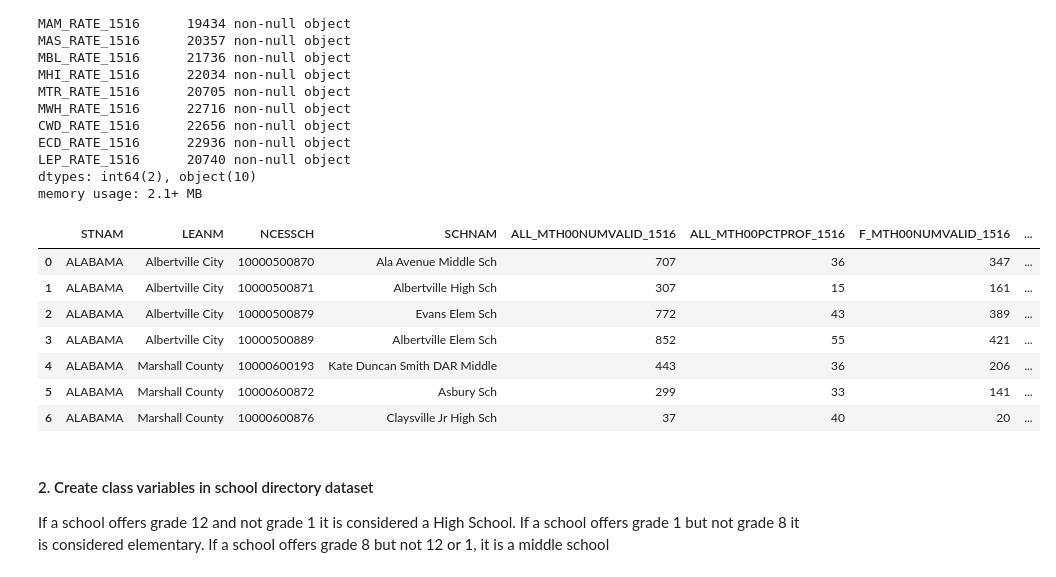
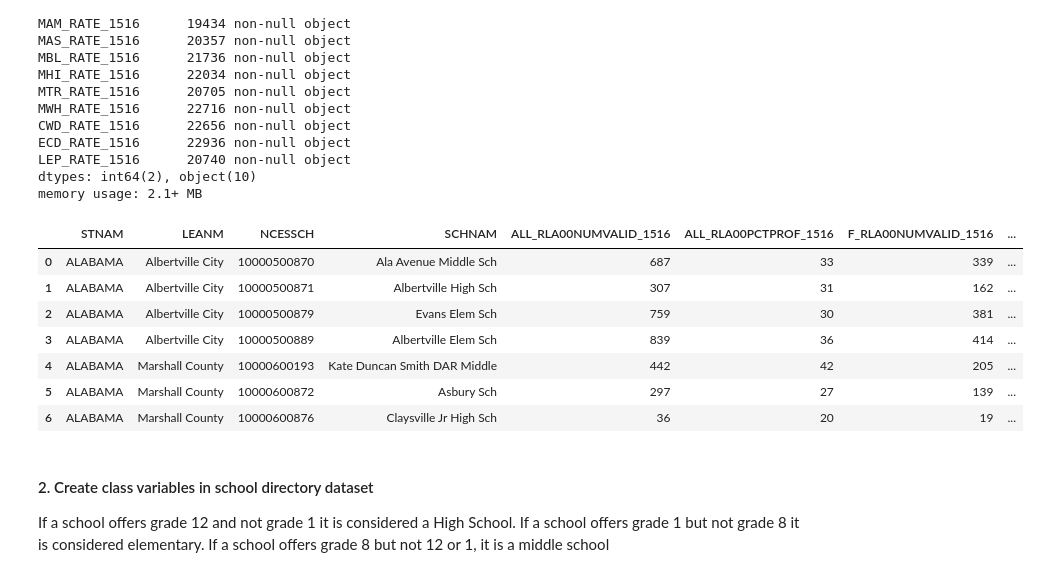
Before and after one commit to nrb75/SchoolSelect, a Jupyter notebook: School_preprocessing.ipynb, the cells around one changed output. Drawn from its saved outputs; the diff is of its cells as text; code cells hidden in the pictures.

```diff
--- a/School_preprocessing.ipynb
+++ b/School_preprocessing.ipynb
@@ -303,17 +306,24 @@ prof_variables=list(filter(r.match, list(math)))
 
 for variable in prof_variables:
     math[variable]= math[variable].str.split('-').str[0]
+
+#same thing for reading
+r=re.compile(".*PROF")
+prof_variables=list(filter(r.match, list(reading)))
+
+for variable in prof_variables:
+    reading[variable]= reading[variable].str.split('-').str[0]
 # %%
-math.head(7)
+reading.head(7)
 # %% [output]
-|  | STNAM | LEANM | NCESSCH | SCHNAM | ALL_MTH00NUMVALID_1516 | ALL_MTH00PCTPROF_1516 | F_MTH00NUMVALID_1516 | ... |
-| 0 | ALABAMA | Albertville City | 10000500870 | Ala Avenue Middle Sch | 707 | 36 | 347 | ... |
-| 1 | ALABAMA | Albertville City | 10000500871 | Albertville High Sch | 307 | 15 | 161 | ... |
-| 2 | ALABAMA | Albertville City | 10000500879 | Evans Elem Sch | 772 | 43 | 389 | ... |
-| 3 | ALABAMA | Albertville City | 10000500889 | Albertville Elem Sch | 852 | 55 | 421 | ... |
-| 4 | ALABAMA | Marshall County | 10000600193 | Kate Duncan Smith DAR Middle | 443 | 36 | 206 | ... |
-| 5 | ALABAMA | Marshall County | 10000600872 | Asbury Sch | 299 | 33 | 141 | ... |
-| 6 | ALABAMA | Marshall County | 10000600876 | Claysville Jr High Sch | 37 | 40 | 20 | ... |
+|  | STNAM | LEANM | NCESSCH | SCHNAM | ALL_RLA00NUMVALID_1516 | ALL_RLA00PCTPROF_1516 | F_RLA00NUMVALID_1516 | ... |
+| 0 | ALABAMA | Albertville City | 10000500870 | Ala Avenue Middle Sch | 687 | 33 | 339 | ... |
+| 1 | ALABAMA | Albertville City | 10000500871 | Albertville High Sch | 307 | 31 | 162 | ... |
+| 2 | ALABAMA | Albertville City | 10000500879 | Evans Elem Sch | 759 | 30 | 381 | ... |
+| 3 | ALABAMA | Albertville City | 10000500889 | Albertville Elem Sch | 839 | 36 | 414 | ... |
+| 4 | ALABAMA | Marshall County | 10000600193 | Kate Duncan Smith DAR Middle | 442 | 42 | 205 | ... |
+| 5 | ALABAMA | Marshall County | 10000600872 | Asbury Sch | 297 | 27 | 139 | ... |
+| 6 | ALABAMA | Marshall County | 10000600876 | Claysville Jr High Sch | 36 | 20 | 19 | ... |
 # %% [markdown]
 #### 2. Create class variables in school directory dataset
 
```
Also changed, not shown: parts of 9 cells of this notebook, 5 other files.
